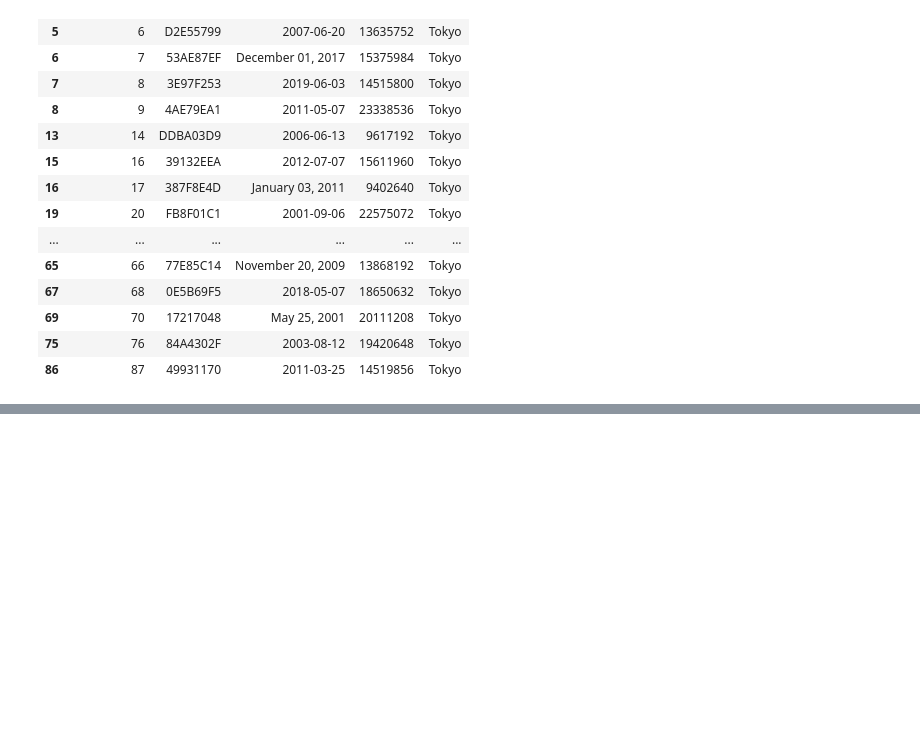
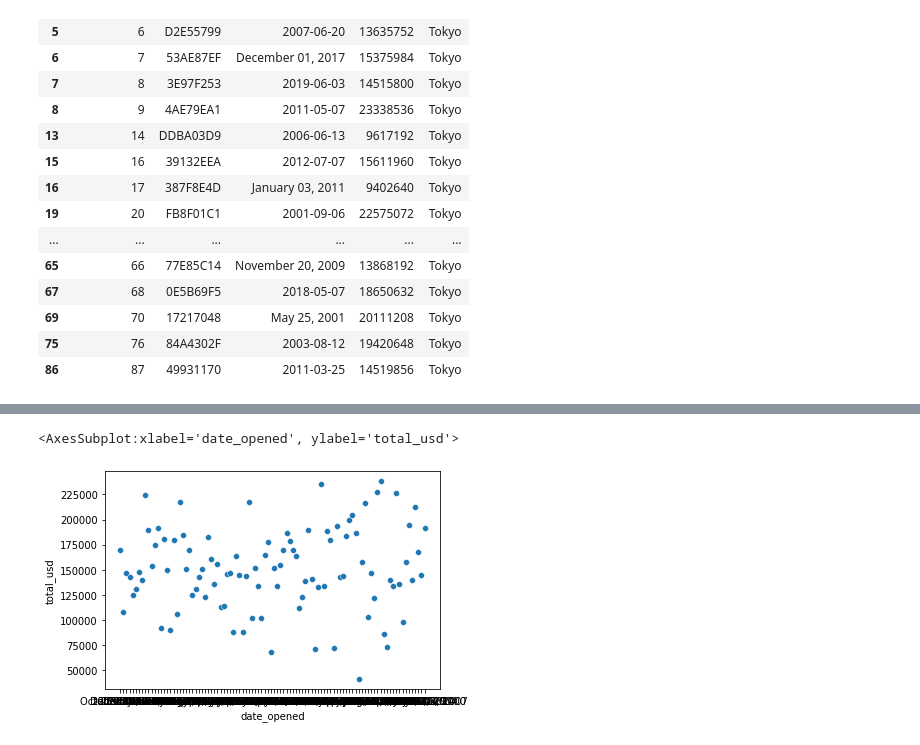
Before and after one commit to SABRIS13/Introduction-to-Data-Science, a Jupyter notebook: Sesión 5/sesión 5.ipynb, the cells around one changed output, grey strips where cells are left out. Drawn from its saved outputs; the diff is of its cells as text; code cells hidden in the pictures; blank space fills up the shorter version.

Commit message:
Update graphics import seaborn

```diff
--- a/Sesión 5/sesión 5.ipynb
+++ b/Sesión 5/sesión 5.ipynb
@@ -835,0 +754,3 @@ ModuleNotFoundError: No module named 'seaborn'
+# %%
+cuenta_global['total_usd'] = np.where(cuenta_global['office'] == 'Tokyo',cuenta_global['total'] / 104,cuenta_global['total'])
+print(cuenta_global)
@@ -835,0 +772,5 @@ ModuleNotFoundError: No module named 'seaborn'
+# %%
+sns.scatterplot(data=cuenta_global, x="date_opened", y="total_usd")
+# %% [output]
+<AxesSubplot:xlabel='date_opened', ylabel='total_usd'>
+[figure, added]
```
Also changed, not shown: parts of 25 cells of this notebook.
